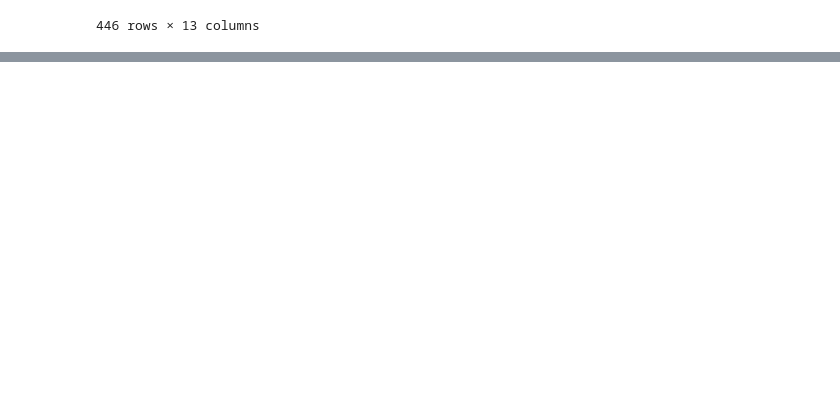
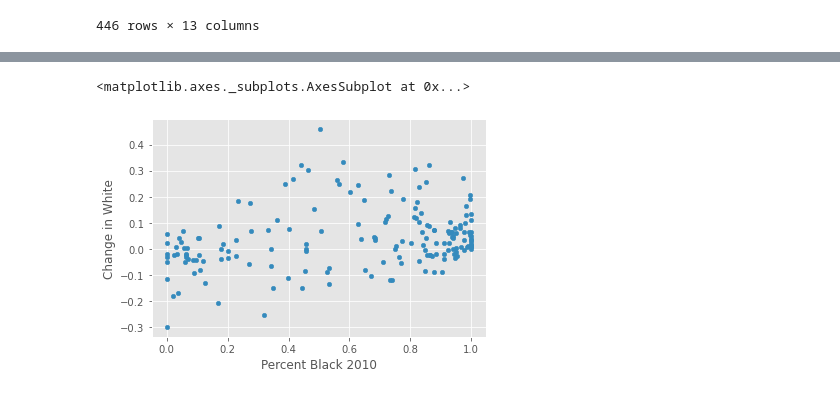
Before and after one commit to leosimanonok/DataScienceFinalTutorial, a Jupyter notebook: Leah.ipynb, the cells around one changed output, grey strips where cells are left out. Cells and saved outputs as stored; diff of their text form; code cells hidden in the pictures; blank space fills up the shorter version.

```diff
--- a/Leah.ipynb
+++ b/Leah.ipynb
@@ -932,0 +974,3 @@ mean_race.set_index(['Census Tract', 'Year'])
+# %%
+change_white['Percent Black 2010'] = race_in2010['Percent Black']
+race_in2010.dtypes
@@ -933 +986,6 @@ mean_race.set_index(['Census Tract', 'Year'])
+# %%
+change_white.plot.scatter(x='Percent Black 2010', y='Change in White')
+# %% [output]
+<matplotlib.axes._subplots.AxesSubplot at 0x...>
+[figure, added]
 # %%
```
Also changed, not shown: parts of 6 cells of this notebook, 1 other file.
